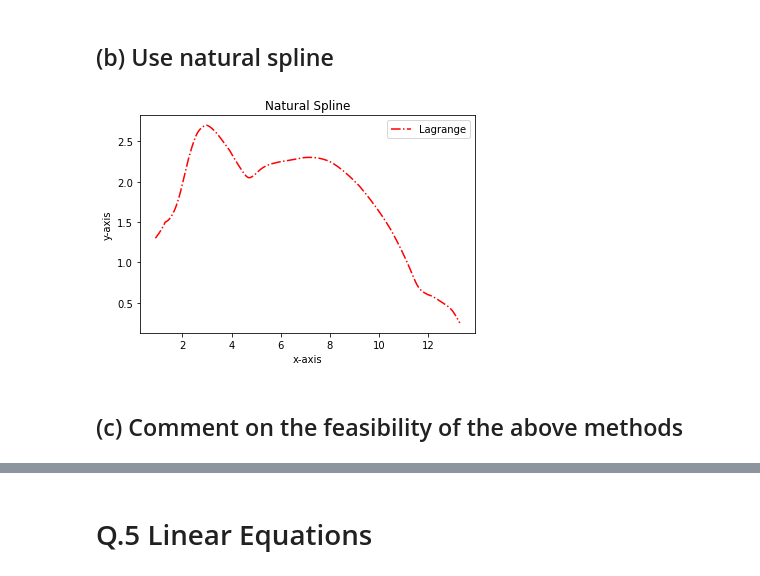
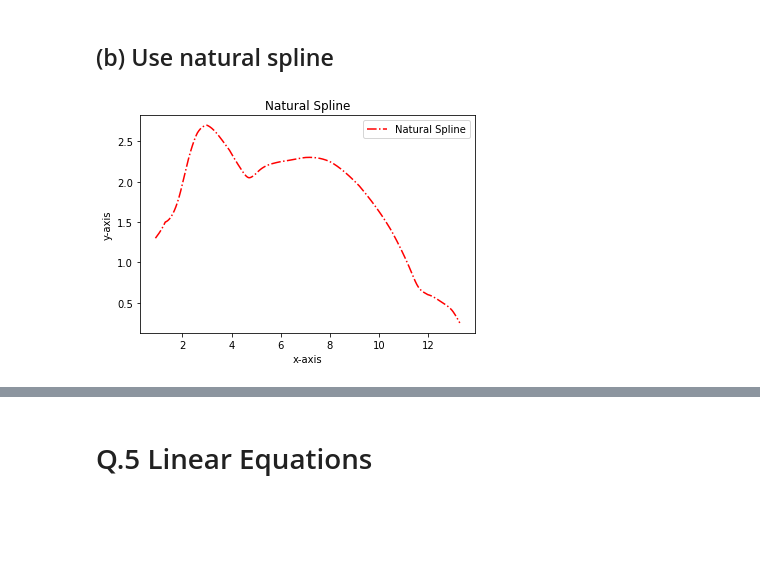
Before and after one commit to Zheming-Wu/Learning, a Jupyter notebook: Professional_Study/Numerical_Analysis/CourseProject.ipynb, the cells around one changed output, grey strips where cells are left out. Drawn from its saved outputs; the diff is of its cells as text; code cells hidden in the pictures; blank space fills up the shorter version.

```diff
--- a/Professional_Study/Numerical_Analysis/CourseProject.ipynb
+++ b/Professional_Study/Numerical_Analysis/CourseProject.ipynb
@@ -756,35 +764,33 @@ points = np.array([ [0.9, 1.3],
                     [5.0, 2.1],
                     [6.0, 2.25],
                     [7.0, 2.3],
                     [8.0, 2.25],
                     [9.2, 1.95],
                     [10.5, 1.4],
                     [11.3, 0.9],
                     [11.6, 0.7],
                     [12.0, 0.6],
                     [12.6, 0.5],
                     [13.0, 0.4],
                     [13.3, 0.25]])
 
 stepSize = 0.01
 x_list = np.arange(points[0,0], points[-1,0]+stepSize, stepSize)
 result_list = []
 for x in x_list:
     if x > points[-1,0]:
         x = points[-1,0]  # 浮点数截断误差会在这里报错，这个循环用于解决报错
         pass
     result_list.append(cubicSpline(points,x))
     pass
 
-line_lagrange, = plt.plot(x_list,result_list,'r-.',label='Lagrange')
-plt.legend(handles = [line_lagrange])
+line_natural, = plt.plot(x_list,result_list,'r-.',label='Natural Spline')
+plt.legend(handles = [line_natural])
 
 plt.xlabel('x-axis')
 plt.ylabel('y-axis')
 plt.title('Natural Spline')
 
 plt.savefig("Natural Spline.png", dpi=750, bbox_inches = 'tight')
 # %% [output]
-[figure, old version]
+[figure, new version]
-# %% [markdown]
-## (c) Comment on the feasibility of the above methods
```
Also changed, not shown: parts of 13 cells of this notebook.
